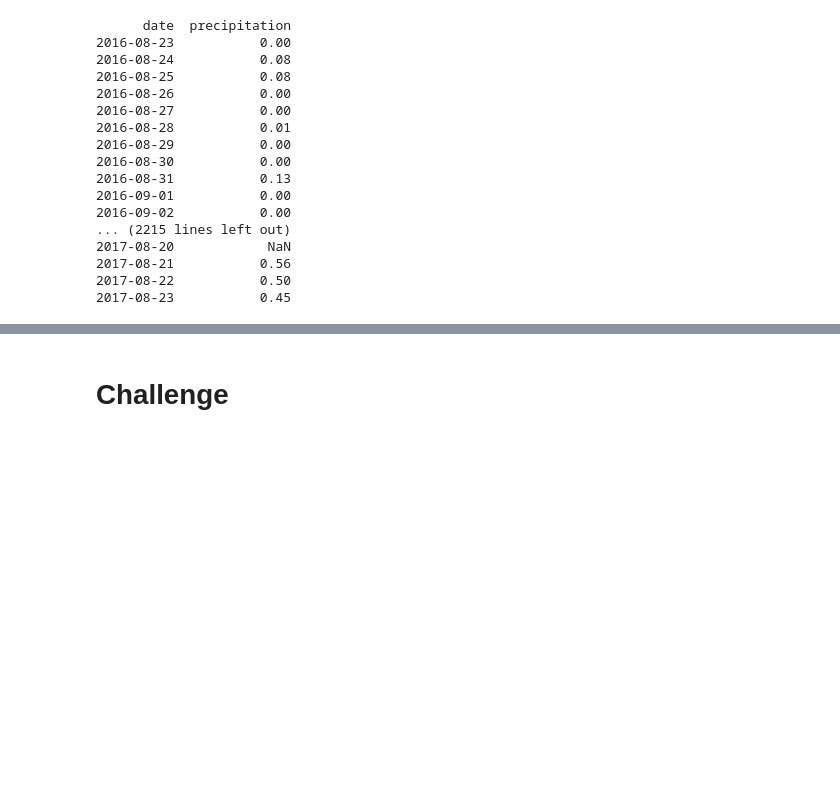
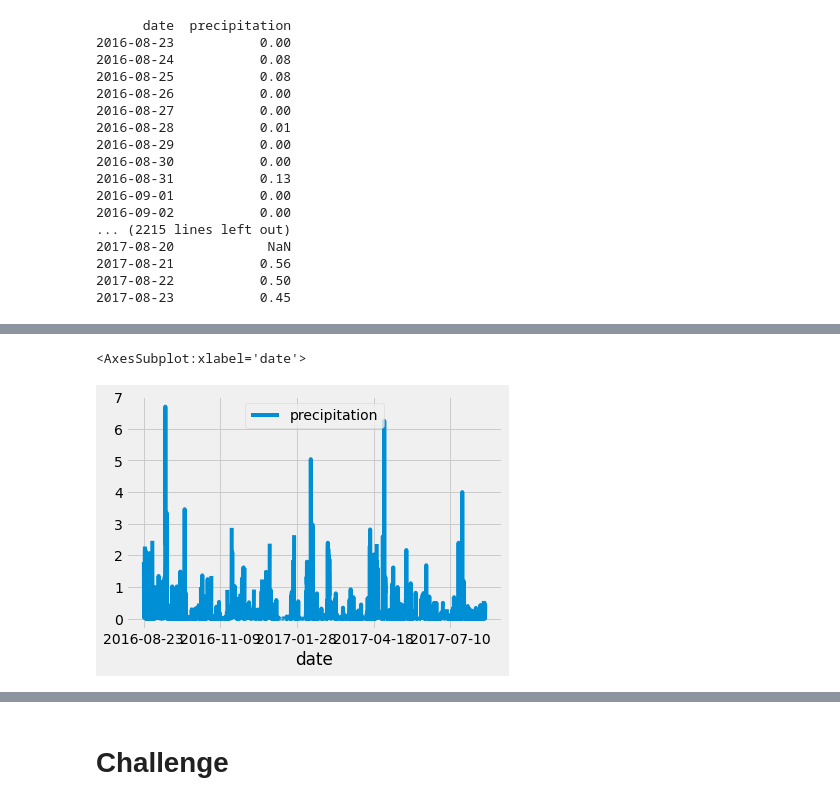
Before and after one commit to jgarbett44/surfs_up, a Jupyter notebook: climate_analysis.ipynb, the cells around one changed output, grey strips where cells are left out. Saved outputs shown, nothing was run; the diff lists cells and outputs as text; code cells hidden in the pictures; blank space fills up the shorter version.

```diff
--- a/climate_analysis.ipynb
+++ b/climate_analysis.ipynb
@@ -134,3 +134,5 @@ print(df.to_string(index=False))
 2017-08-23           0.45
 # %%
 # Sort the dataframe by date
+df = df.sort_index()
+print(df.to_string(index=False))
@@ -137,4 +157,8 @@ print(df.to_string(index=False))
 # %%
 # Use Pandas Plotting with Matplotlib to plot the data
+df.plot()
+# %% [output]
+<AxesSubplot:xlabel='date'>
+[figure, added]
 # %%
 # Use Pandas to calcualte the summary statistics for the precipitation data
```
Also changed, not shown: parts of 10 cells of this notebook.
